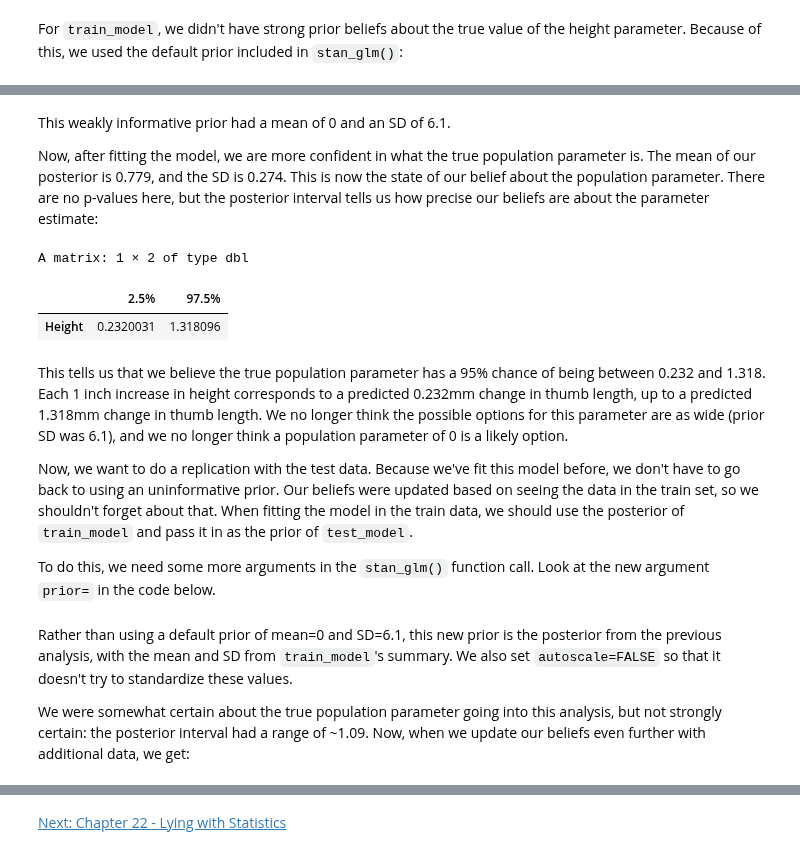
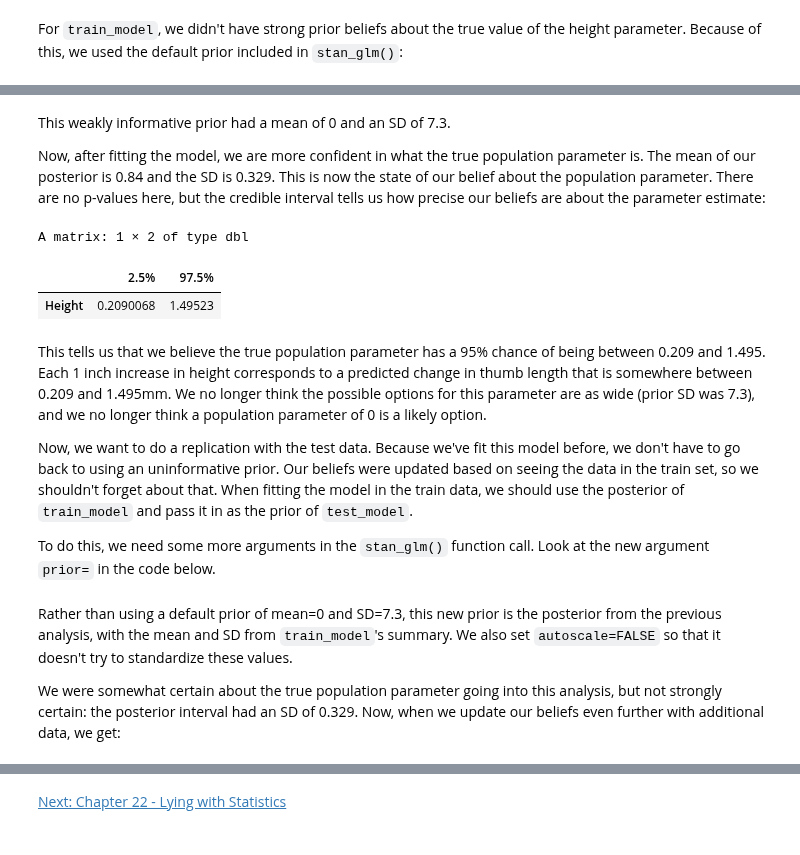
Before and after one commit to smburns47/Psyc158, a Jupyter notebook: chapter-21.ipynb, the cells around one changed output, grey strips where cells are left out. Saved outputs shown, nothing was run; the diff lists cells and outputs as text; code cells hidden in the pictures.

Commit message:
update model estimates in ch21 with new studentdata dataset

````diff
--- a/chapter-21.ipynb
+++ b/chapter-21.ipynb
@@ -522,17 +517,17 @@ Coefficients
 ------
 See help('prior_summary.stanreg') for more details
 # %% [markdown]
-This weakly informative prior had a mean of 0 and an SD of 6.1.
+This weakly informative prior had a mean of 0 and an SD of 7.3.
 
-Now, after fitting the model, we are more confident in what the true population parameter is. The mean of our posterior is 0.779, and the SD is 0.274. This is now the state of our belief about the population parameter. There are no p-values here, but the posterior interval tells us how precise our beliefs are about the parameter estimate:
+Now, after fitting the model, we are more confident in what the true population parameter is. The mean of our posterior is 0.84 and the SD is 0.329. This is now the state of our belief about the population parameter. There are no p-values here, but the credible interval tells us how precise our beliefs are about the parameter estimate:
 # %%
-#posterior_interval(train_model, pars="Height", prob=0.95)
+posterior_interval(train_model, pars="Height", prob=0.95)
 # %% [output]
 A matrix: 1 × 2 of type dbl
 |  | 2.5% | 97.5% |
-| Height | 0.2320031 | 1.318096 |
+| Height | 0.2090068 | 1.49523 |
 # %% [markdown]
-This tells us that we believe the true population parameter has a 95% chance of being between 0.232 and 1.318. Each 1 inch increase in height corresponds to a predicted 0.232mm change in thumb length, up to a predicted 1.318mm change in thumb length. We no longer think the possible options for this parameter are as wide (prior SD was 6.1), and we no longer think a population parameter of 0 is a likely option.
+This tells us that we believe the true population parameter has a 95% chance of being between 0.209 and 1.495. Each 1 inch increase in height corresponds to a predicted change in thumb length that is somewhere between 0.209 and 1.495mm. We no longer think the possible options for this parameter are as wide (prior SD was 7.3), and we no longer think a population parameter of 0 is a likely option.
 
 Now, we want to do a replication with the test data. Because we've fit this model before, we don't have to go back to using an uninformative prior. Our beliefs were updated based on seeing the data in the train set, so we shouldn't forget about that. When fitting the model in the train data, we should use the posterior of ```train_model``` and pass it in as the prior of ```test_model```.
 
@@ -544,7 +539,7 @@
 # %% [markdown]
-Rather than using a default prior of mean=0 and SD=6.1, this new prior is the posterior from the previous analysis, with the mean and SD from ```train_model```'s summary. We also set ```autoscale=FALSE``` so that it doesn't try to standardize these values.
+Rather than using a default prior of mean=0 and SD=7.3, this new prior is the posterior from the previous analysis, with the mean and SD from ```train_model```'s summary. We also set ```autoscale=FALSE``` so that it doesn't try to standardize these values.
 
-We were somewhat certain about the true population parameter going into this analysis, but not strongly certain: the posterior interval had a range of ~1.09. Now, when we update our beliefs even further with additional data, we get:
+We were somewhat certain about the true population parameter going into this analysis, but not strongly certain: the posterior interval had an SD of 0.329. Now, when we update our beliefs even further with additional data, we get:
 # %%
 #test_model$stan_summary
 #posterior_interval(test_model, pars="Height", prob=0.95)
````
Also changed, not shown: parts of 60 cells of this notebook, 3 other files.
